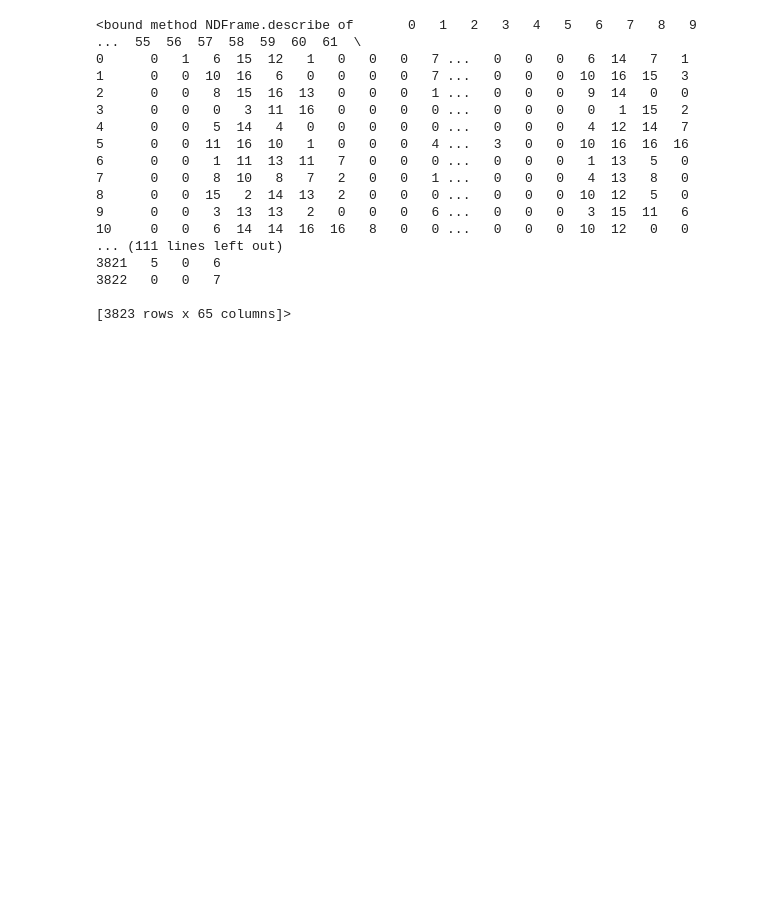
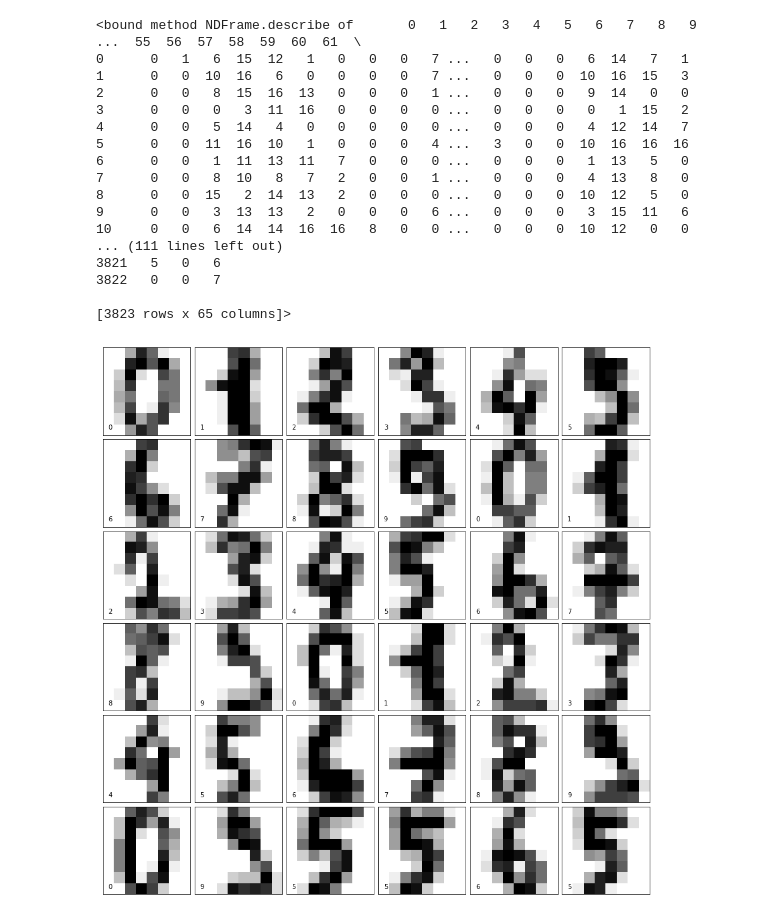
Before and after one commit to pfowenli/data-science-in-python, a Jupyter notebook: Scikit-Learn/scikit-learn-digits-dataset.ipynb, the cells around one changed output. Saved outputs shown, nothing was run; the diff lists cells and outputs as text; code cells hidden in the pictures; blank space fills up the shorter version.

Commit message:
display digit images

```diff
--- a/Scikit-Learn/scikit-learn-digits-dataset.ipynb
+++ b/Scikit-Learn/scikit-learn-digits-dataset.ipynb
@@ -82,0 +85,21 @@ print(digits.describe)
+# %%
+# set figure size
+fig = plt.figure(figsize=(12, 12))
+
+# adjust the subplots
+fig.subplots_adjust(left=0, right=1, bottom=0, top=1, hspace=0.05, wspace=0.05)
+
+# loop over the first 36 images
+for i in range(36):
+    # initialize the subplots
+    # add a subplot in the grid of 6 by 6, at the i+1-th position
+    ax = fig.add_subplot(6, 6, i + 1, xticks=[], yticks=[])
+    # display an image
+    ax.imshow(digits.images[i], cmap=plt.cm.binary, interpolation='nearest')
+    # add label (target value)
+    ax.text(0, 7, str(digits.target[i]))
+
+# Show the plot
+plt.show()
+# %% [output]
+[figure, added]
```
Also changed, not shown: parts of 1 cell of this notebook.
